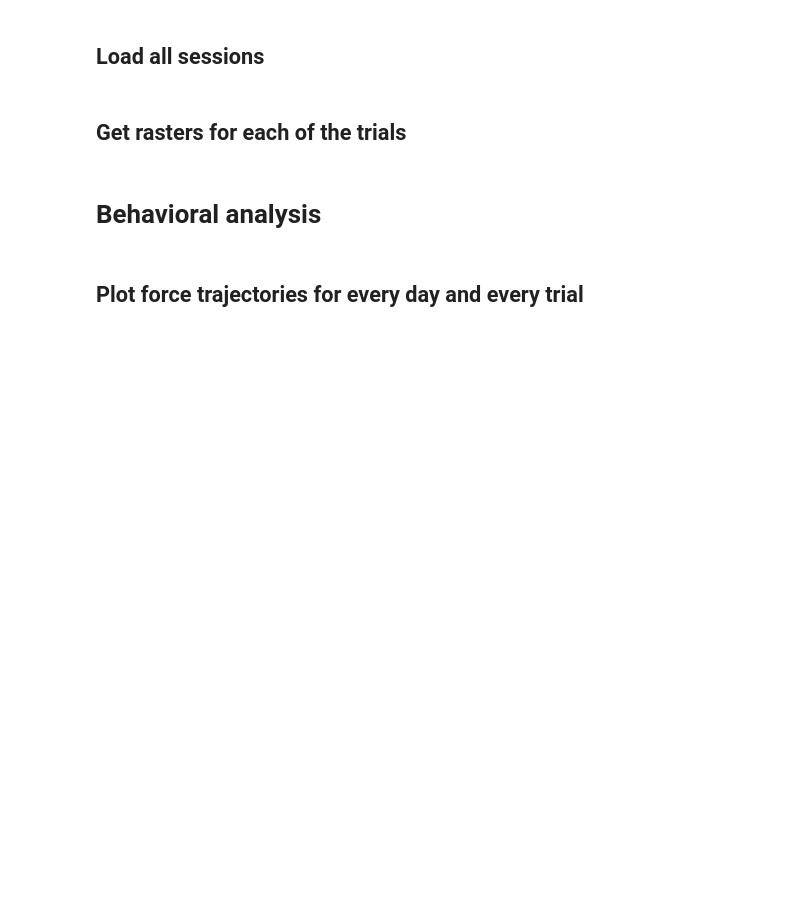
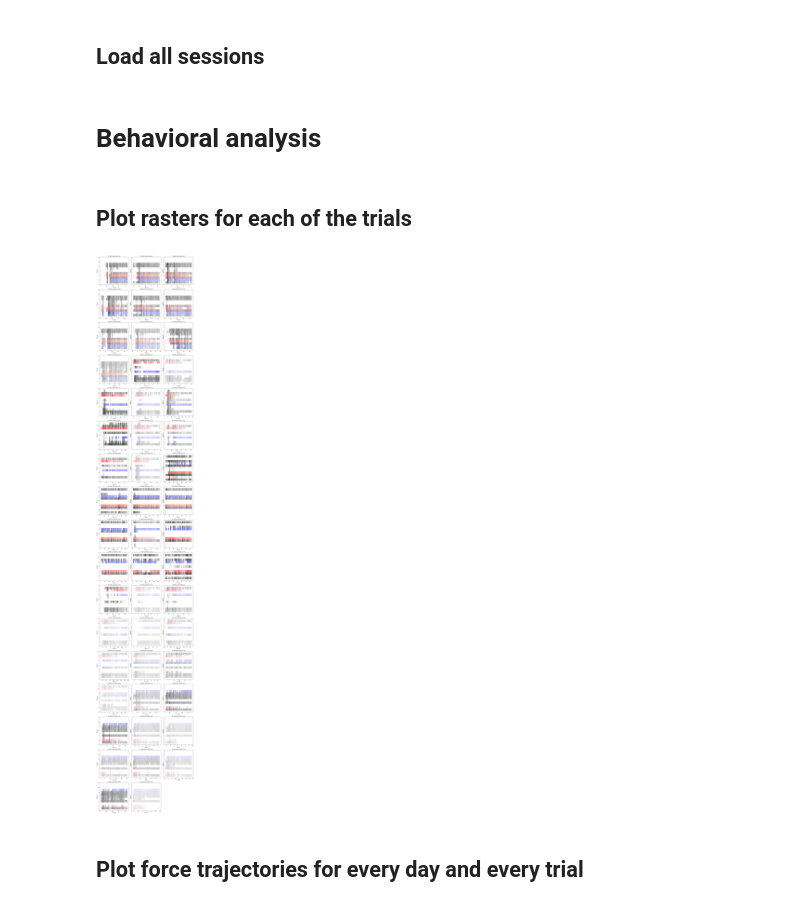
Before and after one commit to natmtc/flexible-motoneuron-control, a Jupyter notebook: Notebooks/Experimental_data_analysis.ipynb, the cells around one changed output. Drawn from its saved outputs; the diff is of its cells as text; code cells hidden in the pictures; blank space fills up the shorter version.

```diff
--- a/Notebooks/Experimental_data_analysis.ipynb
+++ b/Notebooks/Experimental_data_analysis.ipynb
@@ -137,5 +137,3 @@ session_files7 = {
     "Day09": ['E3_MB07_Day09High_10.pkl','E3_MB07_Day09High_13.pkl','E3_MB07_Day09High_18.pkl','E3_MB07_Day09High_2.pkl','E3_MB07_Day09High_21.pkl','E3_MB07_Day09High_22.pkl','E3_MB07_Day09High_25.pkl','E3_MB07_Day09High_28.pkl','E3_MB07_Day09High_4.pkl','E3_MB07_Day09High_9.pkl'],
     "Day10": ['E3_MB07_Day10High_10.pkl','E3_MB07_Day10High_13.pkl','E3_MB07_Day10High_16.pkl','E3_MB07_Day10High_2.pkl','E3_MB07_Day10High_21.pkl','E3_MB07_Day10High_22.pkl','E3_MB07_Day10High_26.pkl','E3_MB07_Day10High_29.pkl','E3_MB07_Day10High_4.pkl','E3_MB07_Day10High_9.pkl']
 }
-# %% [markdown]
-## Get rasters for each of the trials
@@ -146,5 +140,13 @@ session_files7 = {
 # %% [markdown]
 # Behavioral analysis
+# %% [markdown]
+## Plot rasters for each of the trials
+# %%
+from utils.functions_analysis_online_control_exp.create_rasters import *
+fig = create_raster('/Users/nmt121/Desktop/DATA/S2/', Fsamp=1000, extract_day=extract_day, extract_trial=extract_trial)
+# # fig.savefig('/Users/nmt121/Desktop/trial_plot.pdf', dpi=300, bbox_inches='tight')
+# %% [output]
+[figure, added]
 # %% [markdown]
 ## Plot force trajectories for every day and every trial
 # %%
```
Also changed, not shown: parts of 19 cells of this notebook, 3 other files.
